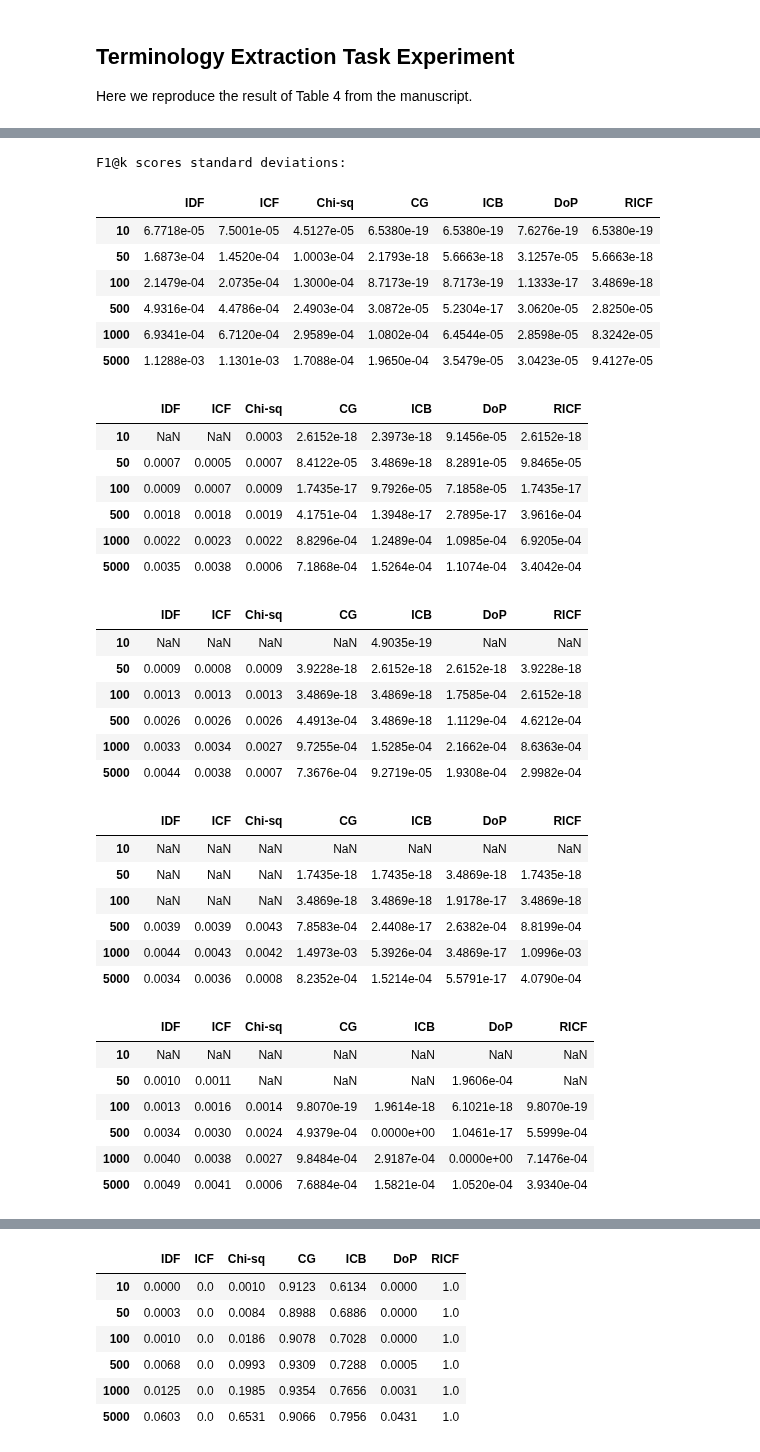
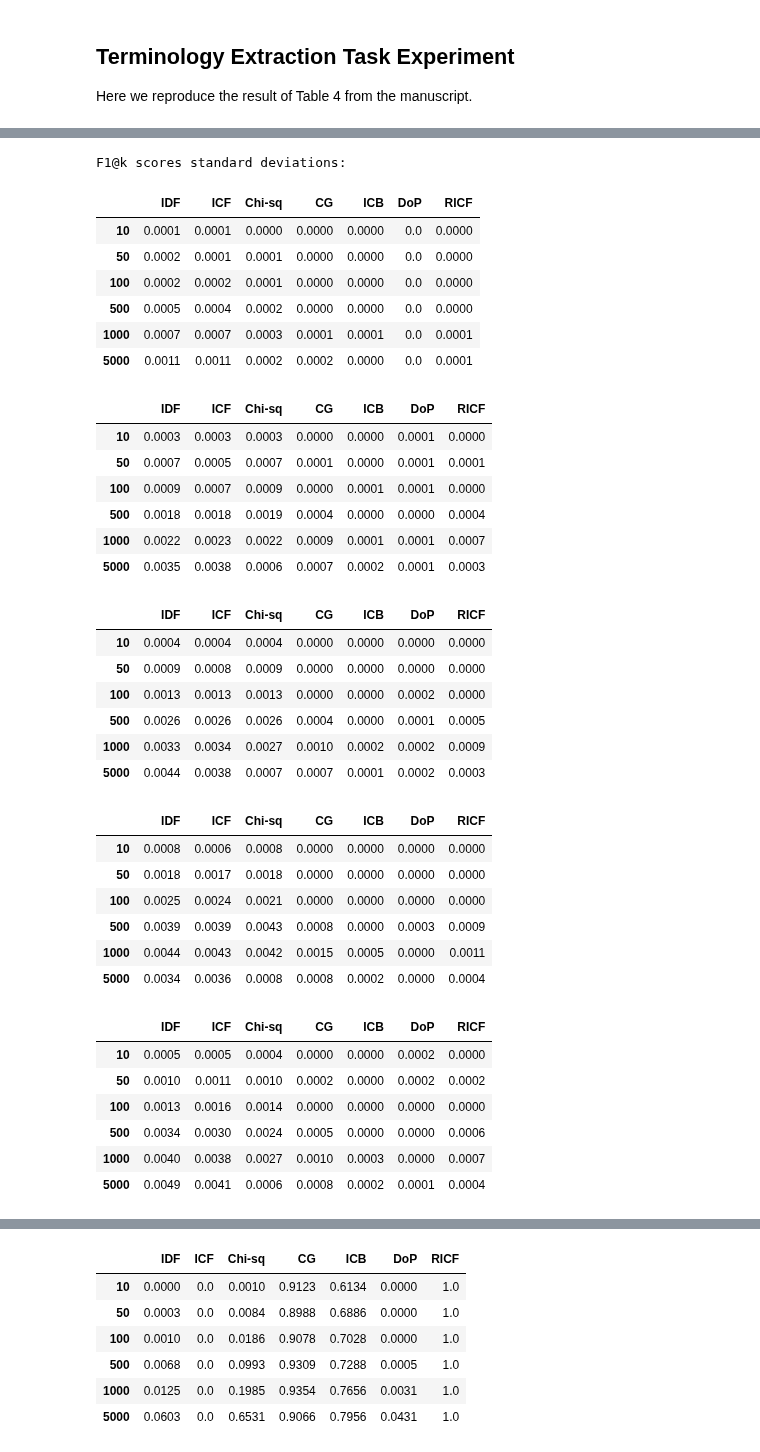
Before and after one commit to Sheridan-Stable/bursty-term-measure, a Jupyter notebook: genia/3-tables/tables.ipynb, the cells around one changed output, grey strips where cells are left out. Saved outputs shown, nothing was run; the diff lists cells and outputs as text; code cells hidden in the pictures.

```diff
--- a/genia/3-tables/tables.ipynb
+++ b/genia/3-tables/tables.ipynb
@@ -856,48 +791,48 @@ Mean F1@k scores:
 # %%
 # Display standard deviation of F1@k scores to console
 print("F1@k scores standard deviations:")
 with pd.option_context('display.precision', 4):
-    display(all_fk_scores_sds[0])
-    display(all_fk_scores_sds[1])
-    display(all_fk_scores_sds[2])
-    display(all_fk_scores_sds[3])
-    display(all_fk_scores_sds[4])
-    display(all_fk_scores_sds[5])
+    display(all_fk_scores_sds[0].round(4))
+    display(all_fk_scores_sds[1].round(4))
+    display(all_fk_scores_sds[2].round(4))
+    display(all_fk_scores_sds[3].round(4))
+    display(all_fk_scores_sds[4].round(4))
+    display(all_fk_scores_sds[5].round(4))
 # %% [output]
 F1@k scores standard deviations:
 |  | IDF | ICF | Chi-sq | CG | ICB | DoP | RICF |
-| 10 | 6.7718e-05 | 7.5001e-05 | 4.5127e-05 | 6.5380e-19 | 6.5380e-19 | 7.6276e-19 | 6.5380e-19 |
-| 50 | 1.6873e-04 | 1.4520e-04 | 1.0003e-04 | 2.1793e-18 | 5.6663e-18 | 3.1257e-05 | 5.6663e-18 |
-| 100 | 2.1479e-04 | 2.0735e-04 | 1.3000e-04 | 8.7173e-19 | 8.7173e-19 | 1.1333e-17 | 3.4869e-18 |
-| 500 | 4.9316e-04 | 4.4786e-04 | 2.4903e-04 | 3.0872e-05 | 5.2304e-17 | 3.0620e-05 | 2.8250e-05 |
-| 1000 | 6.9341e-04 | 6.7120e-04 | 2.9589e-04 | 1.0802e-04 | 6.4544e-05 | 2.8598e-05 | 8.3242e-05 |
-| 5000 | 1.1288e-03 | 1.1301e-03 | 1.7088e-04 | 1.9650e-04 | 3.5479e-05 | 3.0423e-05 | 9.4127e-05 |
+| 10 | 0.0001 | 0.0001 | 0.0000 | 0.0000 | 0.0000 | 0.0 | 0.0000 |
+| 50 | 0.0002 | 0.0001 | 0.0001 | 0.0000 | 0.0000 | 0.0 | 0.0000 |
+| 100 | 0.0002 | 0.0002 | 0.0001 | 0.0000 | 0.0000 | 0.0 | 0.0000 |
+| 500 | 0.0005 | 0.0004 | 0.0002 | 0.0000 | 0.0000 | 0.0 | 0.0000 |
+| 1000 | 0.0007 | 0.0007 | 0.0003 | 0.0001 | 0.0001 | 0.0 | 0.0001 |
+| 5000 | 0.0011 | 0.0011 | 0.0002 | 0.0002 | 0.0000 | 0.0 | 0.0001 |
 |  | IDF | ICF | Chi-sq | CG | ICB | DoP | RICF |
-| 10 | NaN | NaN | 0.0003 | 2.6152e-18 | 2.3973e-18 | 9.1456e-05 | 2.6152e-18 |
-| 50 | 0.0007 | 0.0005 | 0.0007 | 8.4122e-05 | 3.4869e-18 | 8.2891e-05 | 9.8465e-05 |
-| 100 | 0.0009 | 0.0007 | 0.0009 | 1.7435e-17 | 9.7926e-05 | 7.1858e-05 | 1.7435e-17 |
-| 500 | 0.0018 | 0.0018 | 0.0019 | 4.1751e-04 | 1.3948e-17 | 2.7895e-17 | 3.9616e-04 |
-| 1000 | 0.0022 | 0.0023 | 0.0022 | 8.8296e-04 | 1.2489e-04 | 1.0985e-04 | 6.9205e-04 |
-| 5000 | 0.0035 | 0.0038 | 0.0006 | 7.1868e-04 | 1.5264e-04 | 1.1074e-04 | 3.4042e-04 |
+| 10 | 0.0003 | 0.0003 | 0.0003 | 0.0000 | 0.0000 | 0.0001 | 0.0000 |
+| 50 | 0.0007 | 0.0005 | 0.0007 | 0.0001 | 0.0000 | 0.0001 | 0.0001 |
+| 100 | 0.0009 | 0.0007 | 0.0009 | 0.0000 | 0.0001 | 0.0001 | 0.0000 |
+| 500 | 0.0018 | 0.0018 | 0.0019 | 0.0004 | 0.0000 | 0.0000 | 0.0004 |
+| 1000 | 0.0022 | 0.0023 | 0.0022 | 0.0009 | 0.0001 | 0.0001 | 0.0007 |
+| 5000 | 0.0035 | 0.0038 | 0.0006 | 0.0007 | 0.0002 | 0.0001 | 0.0003 |
 |  | IDF | ICF | Chi-sq | CG | ICB | DoP | RICF |
-| 10 | NaN | NaN | NaN | NaN | 4.9035e-19 | NaN | NaN |
-| 50 | 0.0009 | 0.0008 | 0.0009 | 3.9228e-18 | 2.6152e-18 | 2.6152e-18 | 3.9228e-18 |
-| 100 | 0.0013 | 0.0013 | 0.0013 | 3.4869e-18 | 3.4869e-18 | 1.7585e-04 | 2.6152e-18 |
-| 500 | 0.0026 | 0.0026 | 0.0026 | 4.4913e-04 | 3.4869e-18 | 1.1129e-04 | 4.6212e-04 |
-| 1000 | 0.0033 | 0.0034 | 0.0027 | 9.7255e-04 | 1.5285e-04 | 2.1662e-04 | 8.6363e-04 |
-| 5000 | 0.0044 | 0.0038 | 0.0007 | 7.3676e-04 | 9.2719e-05 | 1.9308e-04 | 2.9982e-04 |
+| 10 | 0.0004 | 0.0004 | 0.0004 | 0.0000 | 0.0000 | 0.0000 | 0.0000 |
+| 50 | 0.0009 | 0.0008 | 0.0009 | 0.0000 | 0.0000 | 0.0000 | 0.0000 |
+| 100 | 0.0013 | 0.0013 | 0.0013 | 0.0000 | 0.0000 | 0.0002 | 0.0000 |
+| 500 | 0.0026 | 0.0026 | 0.0026 | 0.0004 | 0.0000 | 0.0001 | 0.0005 |
+| 1000 | 0.0033 | 0.0034 | 0.0027 | 0.0010 | 0.0002 | 0.0002 | 0.0009 |
+| 5000 | 0.0044 | 0.0038 | 0.0007 | 0.0007 | 0.0001 | 0.0002 | 0.0003 |
 |  | IDF | ICF | Chi-sq | CG | ICB | DoP | RICF |
-| 10 | NaN | NaN | NaN | NaN | NaN | NaN | NaN |
-| 50 | NaN | NaN | NaN | 1.7435e-18 | 1.7435e-18 | 3.4869e-18 | 1.7435e-18 |
-| 100 | NaN | NaN | NaN | 3.4869e-18 | 3.4869e-18 | 1.9178e-17 | 3.4869e-18 |
-| 500 | 0.0039 | 0.0039 | 0.0043 | 7.8583e-04 | 2.4408e-17 | 2.6382e-04 | 8.8199e-04 |
-| 1000 | 0.0044 | 0.0043 | 0.0042 | 1.4973e-03 | 5.3926e-04 | 3.4869e-17 | 1.0996e-03 |
-| 5000 | 0.0034 | 0.0036 | 0.0008 | 8.2352e-04 | 1.5214e-04 | 5.5791e-17 | 4.0790e-04 |
+| 10 | 0.0008 | 0.0006 | 0.0008 | 0.0000 | 0.0000 | 0.0000 | 0.0000 |
+| 50 | 0.0018 | 0.0017 | 0.0018 | 0.0000 | 0.0000 | 0.0000 | 0.0000 |
+| 100 | 0.0025 | 0.0024 | 0.0021 | 0.0000 | 0.0000 | 0.0000 | 0.0000 |
+| 500 | 0.0039 | 0.0039 | 0.0043 | 0.0008 | 0.0000 | 0.0003 | 0.0009 |
+| 1000 | 0.0044 | 0.0043 | 0.0042 | 0.0015 | 0.0005 | 0.0000 | 0.0011 |
+| 5000 | 0.0034 | 0.0036 | 0.0008 | 0.0008 | 0.0002 | 0.0000 | 0.0004 |
 |  | IDF | ICF | Chi-sq | CG | ICB | DoP | RICF |
-| 10 | NaN | NaN | NaN | NaN | NaN | NaN | NaN |
-| 50 | 0.0010 | 0.0011 | NaN | NaN | NaN | 1.9606e-04 | NaN |
-| 100 | 0.0013 | 0.0016 | 0.0014 | 9.8070e-19 | 1.9614e-18 | 6.1021e-18 | 9.8070e-19 |
-| 500 | 0.0034 | 0.0030 | 0.0024 | 4.9379e-04 | 0.0000e+00 | 1.0461e-17 | 5.5999e-04 |
-| 1000 | 0.0040 | 0.0038 | 0.0027 | 9.8484e-04 | 2.9187e-04 | 0.0000e+00 | 7.1476e-04 |
-| 5000 | 0.0049 | 0.0041 | 0.0006 | 7.6884e-04 | 1.5821e-04 | 1.0520e-04 | 3.9340e-04 |
+| 10 | 0.0005 | 0.0005 | 0.0004 | 0.0000 | 0.0000 | 0.0002 | 0.0000 |
+| 50 | 0.0010 | 0.0011 | 0.0010 | 0.0002 | 0.0000 | 0.0002 | 0.0002 |
+| 100 | 0.0013 | 0.0016 | 0.0014 | 0.0000 | 0.0000 | 0.0000 | 0.0000 |
+| 500 | 0.0034 | 0.0030 | 0.0024 | 0.0005 | 0.0000 | 0.0000 | 0.0006 |
+| 1000 | 0.0040 | 0.0038 | 0.0027 | 0.0010 | 0.0003 | 0.0000 | 0.0007 |
+| 5000 | 0.0049 | 0.0041 | 0.0006 | 0.0008 | 0.0002 | 0.0001 | 0.0004 |
 |  | IDF | ICF | Chi-sq | CG | ICB | DoP | RICF |
```
Also changed, not shown: parts of 9 cells of this notebook.
